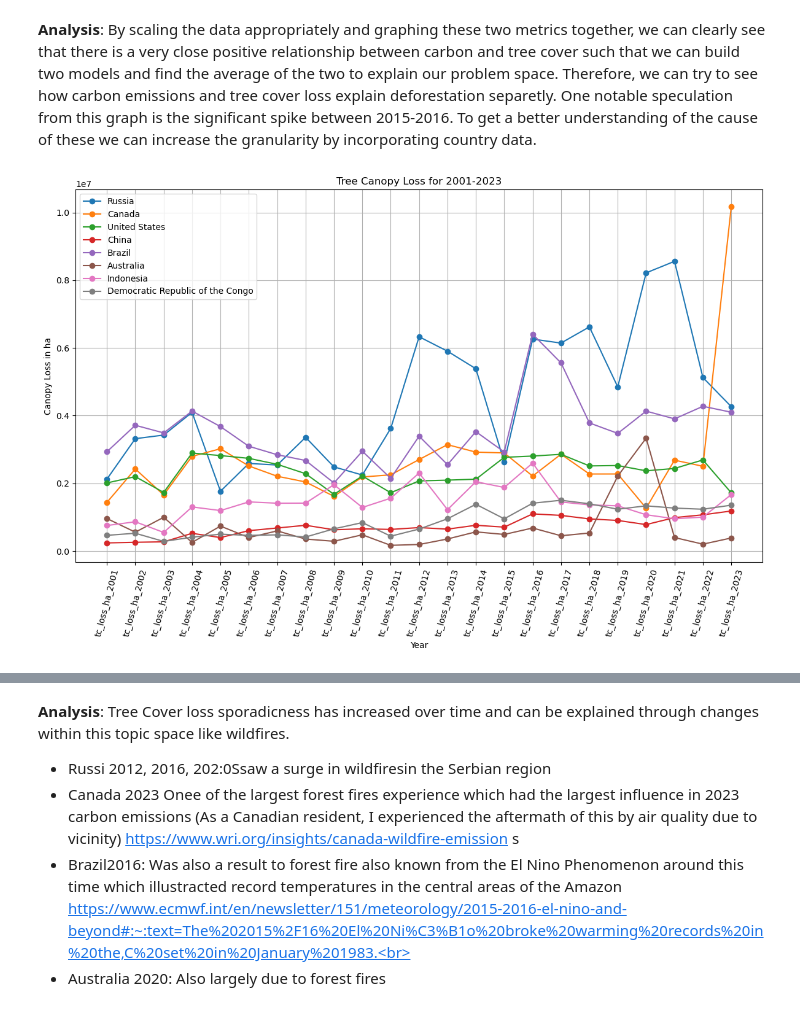
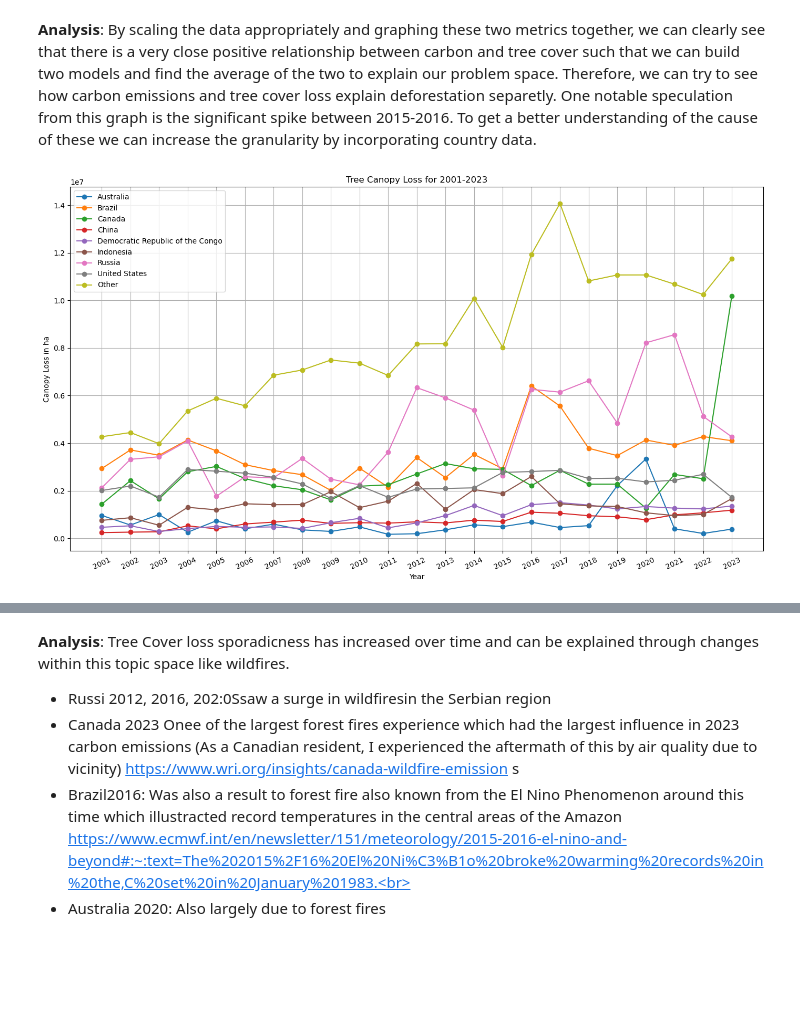
Before and after one commit to JustJames7/capstone_template, a Jupyter notebook: notebooks/Capstone_Intro_EDA.ipynb, the cells around one changed output, grey strips where cells are left out. Drawn from its saved outputs; the diff is of its cells as text; code cells hidden in the pictures; blank space fills up the shorter version.

Commit message:
update visuals

```diff
--- a/notebooks/Capstone_Intro_EDA.ipynb
+++ b/notebooks/Capstone_Intro_EDA.ipynb
@@ -521,36 +531,45 @@ plt.show()
 [figure]
 # %% [markdown]
 **Analysis**: By scaling the data appropriately and graphing these two metrics together, we can clearly see that there is a very close positive relationship between carbon and tree cover such that we can build two models and find the average of the two to explain our problem space. Therefore, we can try to see how carbon emissions and tree cover loss explain deforestation separetly. One notable speculation from this graph is the significant spike between 2015-2016. To get a better understanding of the cause of these we can increase the granularity by incorporating country data.
-# %%
-# Selected highest contributing contries
-rel_countries = ['Russia', 'Canada', 'United States', 'China', 'Brazil', 'Australia', 'Indonesia', 'Democratic Republic of the Congo']
-
-# Get year ranges
-canopy_loss = [f'tc_loss_ha_{year}' for year in range(2001, 2024)]
-
-# Get rows for relevant countries and total area covered (threshold 0)
-sub_data = T_data[(T_data['country'].isin(rel_countries)) & (T_data['threshold'] == 0)]
-
-# Combine country and yearly canopy loss
-country_canopy_loss = sub_data[['country'] + canopy_loss]
-
-# Set the country column as the index to plot
-country_canopy_loss.set_index('country', inplace=True)
-
-plt.figure(figsize=(12, 8))
-
-# Loop through the countries and plot their canopy loss over the years
-for country in rel_countries:
-    plt.plot(canopy_loss, country_canopy_loss.loc[country], label=country, marker='o')
-
-plt.title('Tree Canopy Loss for 2001-2023')
-plt.xlabel('Year')
-plt.ylabel('Canopy Loss in ha')
-plt.xticks(rotation=75)
-
-plt.legend()
-plt.grid()
-plt.tight_layout()
-plt.show()
-# %% [output]
-[figure, removed]
+# %%
+# Selected highest contributing countries
+rel_countries = ['Russia', 'Canada', 'United States', 'China', 'Brazil', 'Australia', 'Indonesia', 'Democratic Republic of the Congo']
+
+# Get year ranges
+canopy_loss = [f'tc_loss_ha_{year}' for year in range(2001, 2024)]
+
+# Get rows for relevant countries and total area covered (threshold 0)
+sub_data = T_data[(T_data['country'].isin(rel_countries)) & (T_data['threshold'] == 0)]
+
+# Combine country and yearly canopy loss
+country_canopy_loss = sub_data[['country'] + canopy_loss].copy()
+
+# Set the country column as the index to plot
+country_canopy_loss.set_index('country', inplace=True)
+
+# Make years from 2001-2024 to substitute for feature names
+years = [str(year) for year in range(2001, 2024)]
+
+# Calculate the sum of other countries not considered to be relevant
+other_countries = T_data[~T_data['country'].isin(rel_countries) & (T_data['threshold'] == 0)][canopy_loss].sum()
+
+# Add the "Other" row to the country_canopy_loss DataFrame
+country_canopy_loss.loc['Other'] = other_countries
+
+plt.figure(figsize=(14, 8))
+
+# Loop through the countries and plot their canopy loss over the years and include "Other"
+for country in country_canopy_loss.index:
+    plt.plot(years, country_canopy_loss.loc[country], label=country, marker='o')
+
+plt.title('Tree Canopy Loss for 2001-2023')
+plt.xlabel('Year')
+plt.ylabel('Canopy Loss in ha')
+plt.xticks(rotation=25)
+
+plt.legend()
+plt.grid()
+plt.tight_layout()
+plt.show()
+# %% [output]
+[figure, added]
```
Also changed, not shown: parts of 13 cells of this notebook.
